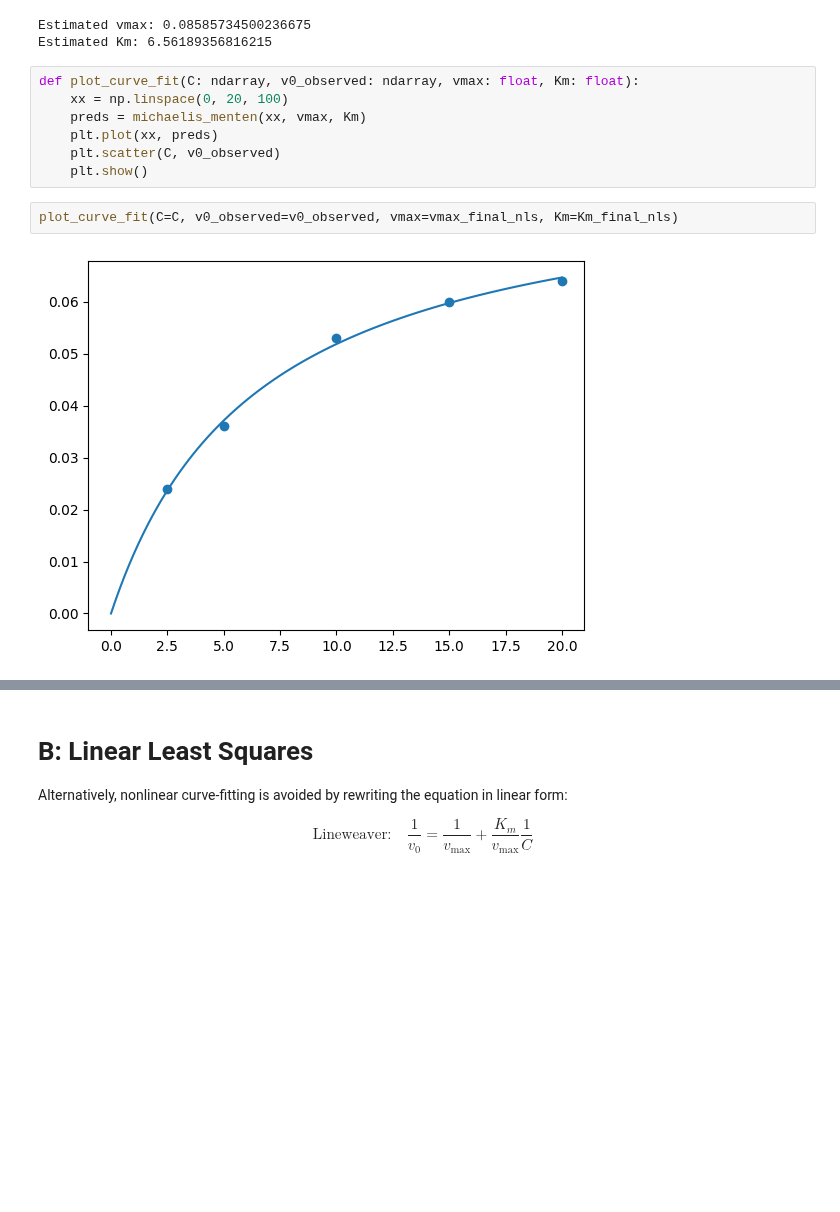
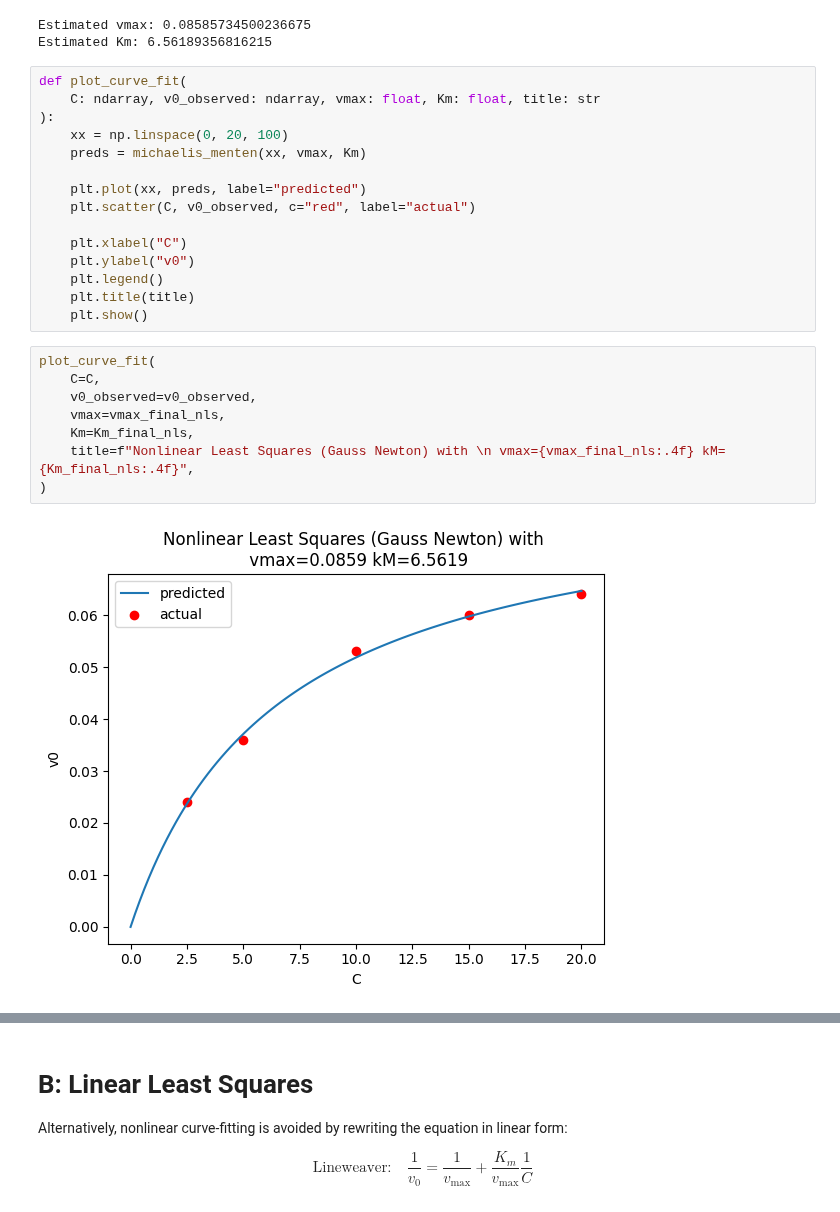
Before and after one commit to JouhC/ai-linearalgebra-probsets, a Jupyter notebook: notebooks/ps2_nls.ipynb, the cells around one changed output, grey strips where cells are left out. Drawn from its saved outputs; the diff is of its cells as text; blank space fills up the shorter version.

```diff
--- a/notebooks/ps2_nls.ipynb
+++ b/notebooks/ps2_nls.ipynb
@@ -131,13 +136,27 @@ print(f"Estimated Km: {Km_final_nls}")
 Estimated vmax: 0.08585734500236675
 Estimated Km: 6.56189356816215
 # %%
-def plot_curve_fit(C: ndarray, v0_observed: ndarray, vmax: float, Km: float):
+def plot_curve_fit(
+    C: ndarray, v0_observed: ndarray, vmax: float, Km: float, title: str
+):
     xx = np.linspace(0, 20, 100)
     preds = michaelis_menten(xx, vmax, Km)
-    plt.plot(xx, preds)
-    plt.scatter(C, v0_observed)
+
+    plt.plot(xx, preds, label="predicted")
+    plt.scatter(C, v0_observed, c="red", label="actual")
+
+    plt.xlabel("C")
+    plt.ylabel("v0")
+    plt.legend()
+    plt.title(title)
     plt.show()
 # %%
-plot_curve_fit(C=C, v0_observed=v0_observed, vmax=vmax_final_nls, Km=Km_final_nls)
+plot_curve_fit(
+    C=C,
+    v0_observed=v0_observed,
+    vmax=vmax_final_nls,
+    Km=Km_final_nls,
+    title=f"Nonlinear Least Squares (Gauss Newton) with \n vmax={vmax_final_nls:.4f} kM={Km_final_nls:.4f}",
+)
 # %% [output]
-[figure, old version]
+[figure, new version]
```
Also changed, not shown: parts of 21 cells of this notebook.
